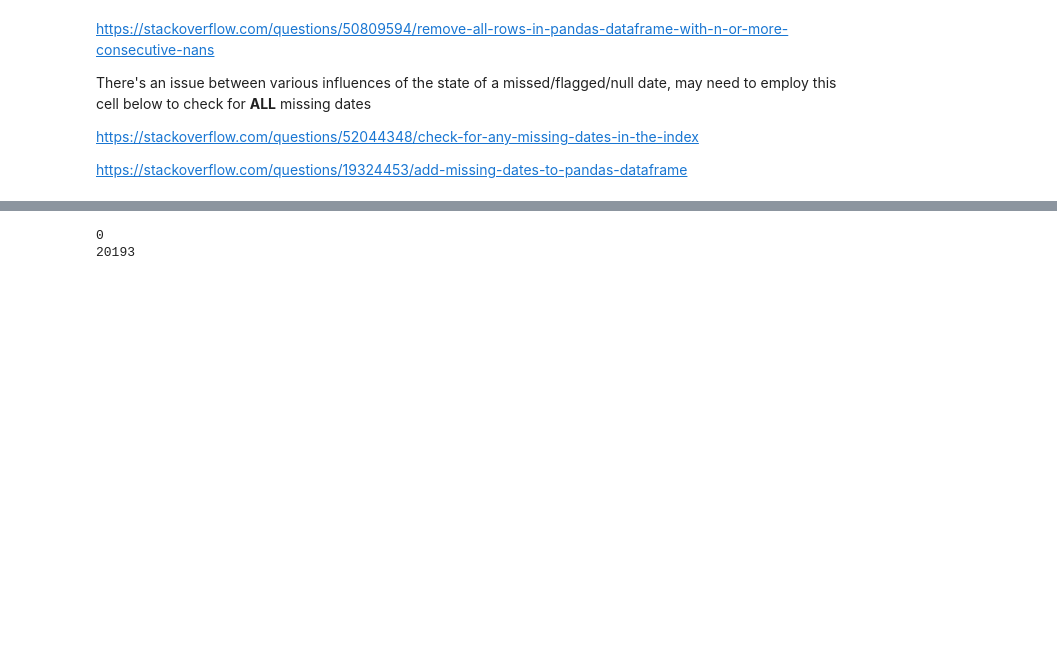
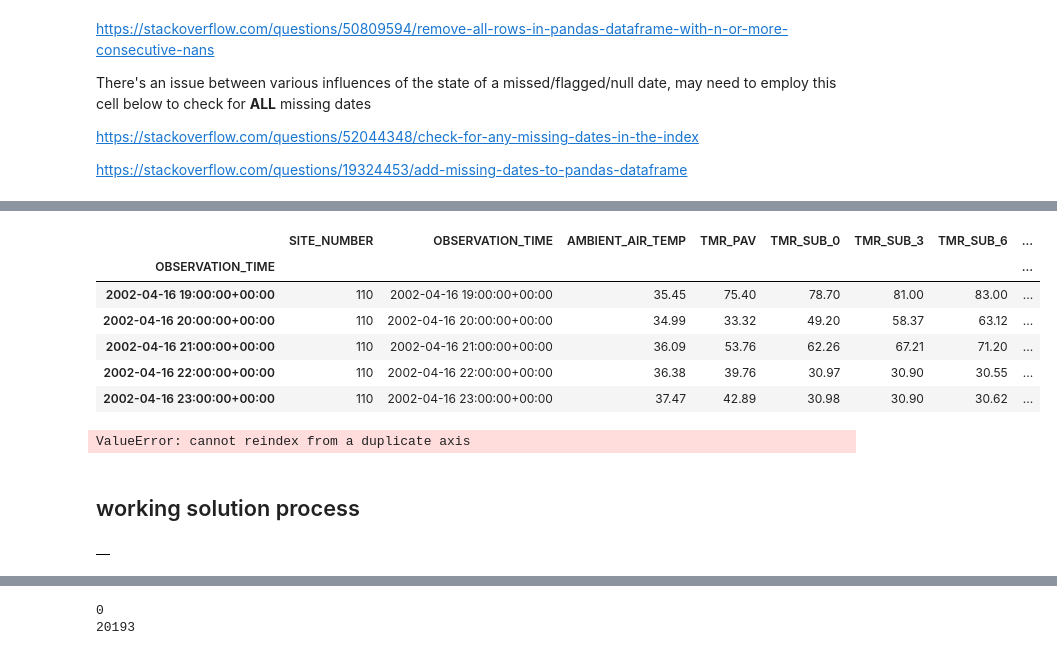
Before and after one commit to erikjamesmason/Temperature_Data_Probe_2, a Jupyter notebook: Temp_data_preprocess.ipynb, the cells around one changed output, grey strips where cells are left out. Saved outputs shown, nothing was run; the diff lists cells and outputs as text; code cells hidden in the pictures; blank space fills up the shorter version.

```diff
--- a/Temp_data_preprocess.ipynb
+++ b/Temp_data_preprocess.ipynb
@@ -23,3 +23,12 @@ df_128.sort_values('OBSERVATION_TIME', inplace=True)
 
 # drop unnecessary rows
 df_128 = df_128.drop(['REF_TEMP', 'IN_PAVEMENT_TEMP', 'INTERNAL_TEMP', 'BATTERY_VOLTAGE'], axis=1)
+# %%
+filename = "df_all_clean_all_stations.pkl" # this is a cleaned DF with nulls
+df_all = pd.read_pickle(filename)
+
+df_all.sort_values('OBSERVATION_TIME', inplace=True)
+
+# drop unnecessary rows
+# df_128 = df_128.drop(['REF_TEMP', 'IN_PAVEMENT_TEMP', 'INTERNAL_TEMP', 'BATTERY_VOLTAGE'], axis=1)
+df_all.head()
@@ -128,3 +153,5 @@ def datetime_parse(df):
     return df
 # %%
 df = datetime_parse(df_128)
+# %%
+df_all = datetime_parse(df_all)
@@ -153,0 +220,19 @@ https://stackoverflow.com/questions/19324453/add-missing-dates-to-pandas-datafra
+# %%
+df_all.index = pd.DatetimeIndex(df_all.OBSERVATION_TIME)
+# %%
+df_all.head()
+# %% [output]
+|  | SITE_NUMBER | OBSERVATION_TIME | AMBIENT_AIR_TEMP | TMR_PAV | TMR_SUB_0 | TMR_SUB_3 | TMR_SUB_6 | ... |
+| OBSERVATION_TIME |  |  |  |  |  |  |  | ... |
+| 2002-04-16 19:00:00+00:00 | 110 | 2002-04-16 19:00:00+00:00 | 35.45 | 75.40 | 78.70 | 81.00 | 83.00 | ... |
+| 2002-04-16 20:00:00+00:00 | 110 | 2002-04-16 20:00:00+00:00 | 34.99 | 33.32 | 49.20 | 58.37 | 63.12 | ... |
+| 2002-04-16 21:00:00+00:00 | 110 | 2002-04-16 21:00:00+00:00 | 36.09 | 53.76 | 62.26 | 67.21 | 71.20 | ... |
+| 2002-04-16 22:00:00+00:00 | 110 | 2002-04-16 22:00:00+00:00 | 36.38 | 39.76 | 30.97 | 30.90 | 30.55 | ... |
+| 2002-04-16 23:00:00+00:00 | 110 | 2002-04-16 23:00:00+00:00 | 37.47 | 42.89 | 30.98 | 30.90 | 30.62 | ... |
+# %%
+# will throw ValueError for duplicate values in index
+df_reidx = df_all.reindex(idx, fill_value=np.nan)
+# %% [output]
+ValueError: cannot reindex from a duplicate axis
+# %% [markdown]
+## working solution process
@@ -153,0 +241,4 @@ https://stackoverflow.com/questions/19324453/add-missing-dates-to-pandas-datafra
+# %%
+holding_df
+# %% [output]
+|  |
```
Also changed, not shown: parts of 34 cells of this notebook, 2 other files.
